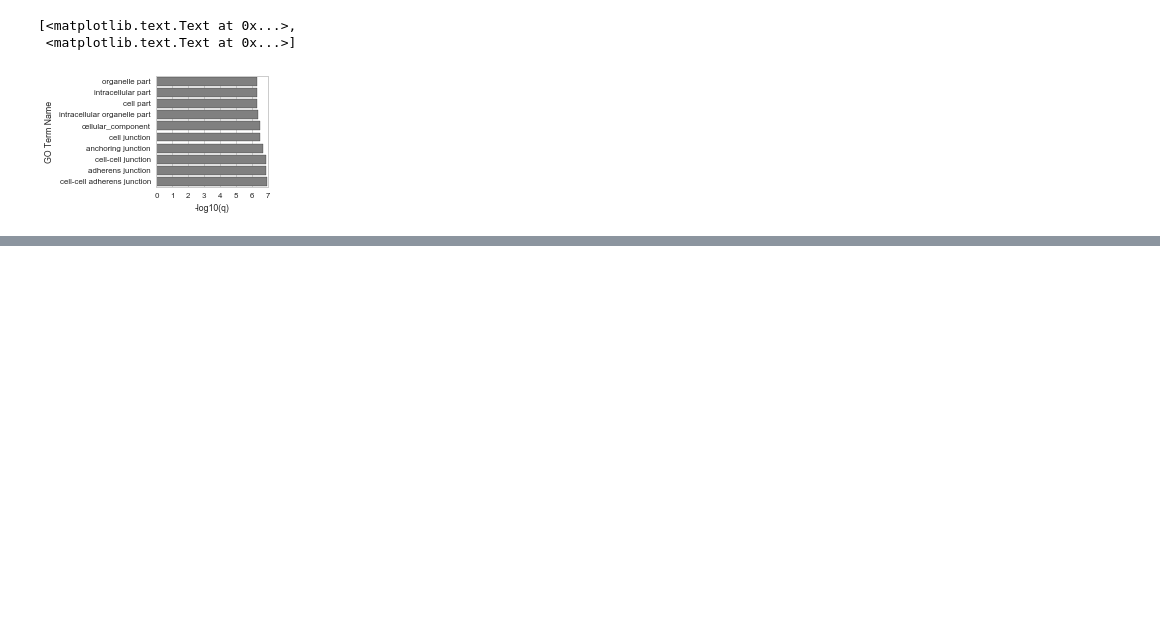
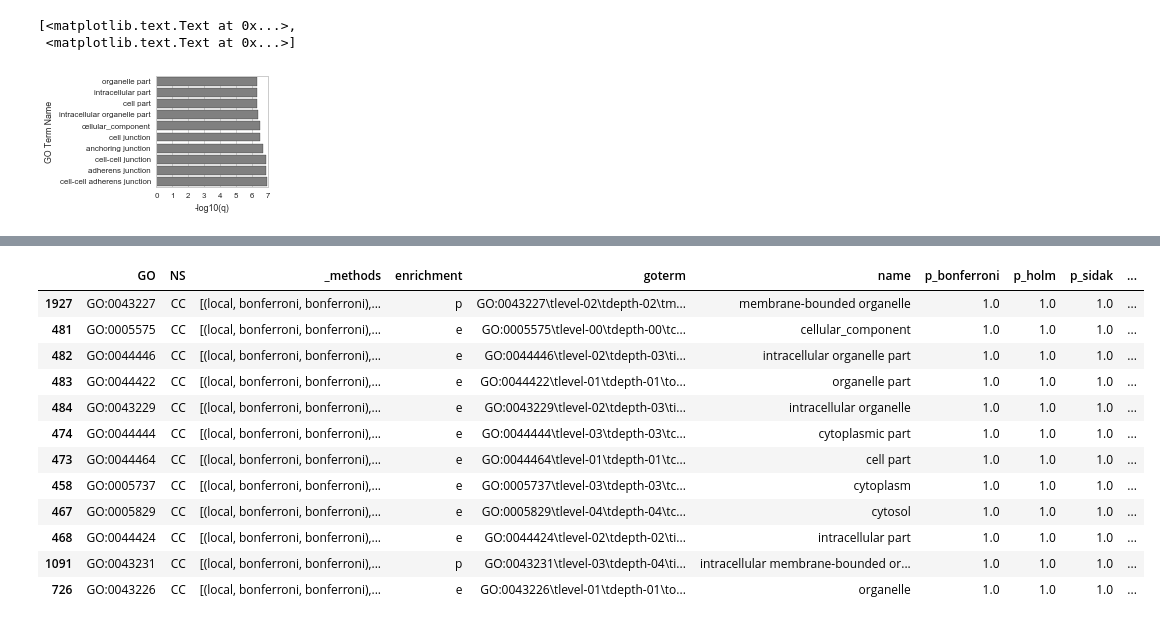
Before and after one commit to YeoLab/singlecell_pnm, a Jupyter notebook: 6._Figure_6/007_dig_into_correlations.ipynb, the cells around one changed output, grey strips where cells are left out. Saved outputs shown, nothing was run; the diff lists cells and outputs as text; code cells hidden in the pictures; blank space fills up the shorter version.

```diff
--- a/6._Figure_6/007_dig_into_correlations.ipynb
+++ b/6._Figure_6/007_dig_into_correlations.ipynb
@@ -518,0 +600,16 @@ ax.set(xlabel='-log10(q)', ylabel='GO Term Name')
+# %%
+go_results.query('study_count > 1')
+# %% [output]
+|  | GO | NS | _methods | enrichment | goterm | name | p_bonferroni | p_holm | p_sidak | ... |
+| 1927 | GO:0043227 | CC | [(local, bonferroni, bonferroni),... | p | GO:0043227\tlevel-02\tdepth-02\tm... | membrane-bounded organelle | 1.0 | 1.0 | 1.0 | ... |
+| 481 | GO:0005575 | CC | [(local, bonferroni, bonferroni),... | e | GO:0005575\tlevel-00\tdepth-00\tc... | cellular_component | 1.0 | 1.0 | 1.0 | ... |
+| 482 | GO:0044446 | CC | [(local, bonferroni, bonferroni),... | e | GO:0044446\tlevel-02\tdepth-03\ti... | intracellular organelle part | 1.0 | 1.0 | 1.0 | ... |
+| 483 | GO:0044422 | CC | [(local, bonferroni, bonferroni),... | e | GO:0044422\tlevel-01\tdepth-01\to... | organelle part | 1.0 | 1.0 | 1.0 | ... |
+| 484 | GO:0043229 | CC | [(local, bonferroni, bonferroni),... | e | GO:0043229\tlevel-02\tdepth-03\ti... | intracellular organelle | 1.0 | 1.0 | 1.0 | ... |
+| 474 | GO:0044444 | CC | [(local, bonferroni, bonferroni),... | e | GO:0044444\tlevel-03\tdepth-03\tc... | cytoplasmic part | 1.0 | 1.0 | 1.0 | ... |
+| 473 | GO:0044464 | CC | [(local, bonferroni, bonferroni),... | e | GO:0044464\tlevel-01\tdepth-01\tc... | cell part | 1.0 | 1.0 | 1.0 | ... |
+| 458 | GO:0005737 | CC | [(local, bonferroni, bonferroni),... | e | GO:0005737\tlevel-03\tdepth-03\tc... | cytoplasm | 1.0 | 1.0 | 1.0 | ... |
+| 467 | GO:0005829 | CC | [(local, bonferroni, bonferroni),... | e | GO:0005829\tlevel-04\tdepth-04\tc... | cytosol | 1.0 | 1.0 | 1.0 | ... |
+| 468 | GO:0044424 | CC | [(local, bonferroni, bonferroni),... | e | GO:0044424\tlevel-02\tdepth-02\ti... | intracellular part | 1.0 | 1.0 | 1.0 | ... |
+| 1091 | GO:0043231 | CC | [(local, bonferroni, bonferroni),... | p | GO:0043231\tlevel-03\tdepth-04\ti... | intracellular membrane-bounded or... | 1.0 | 1.0 | 1.0 | ... |
+| 726 | GO:0043226 | CC | [(local, bonferroni, bonferroni),... | e | GO:0043226\tlevel-01\tdepth-01\to... | organelle | 1.0 | 1.0 | 1.0 | ... |
```
Also changed, not shown: parts of 22 cells of this notebook, 1 other file.
